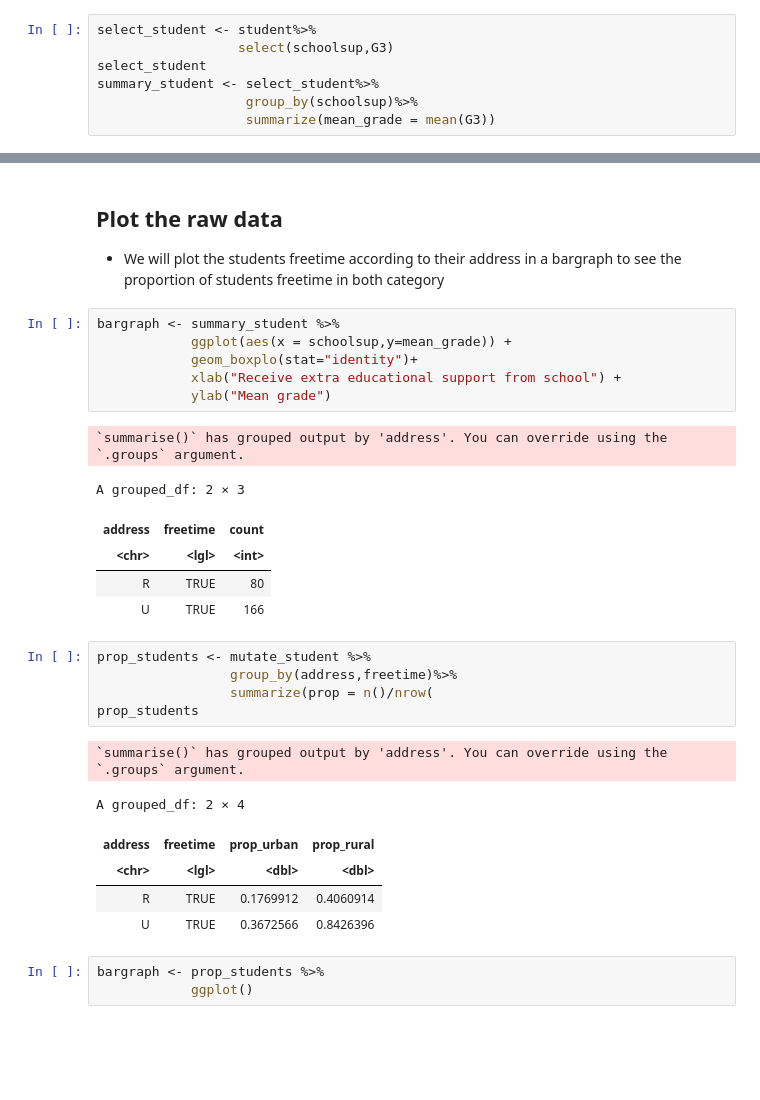
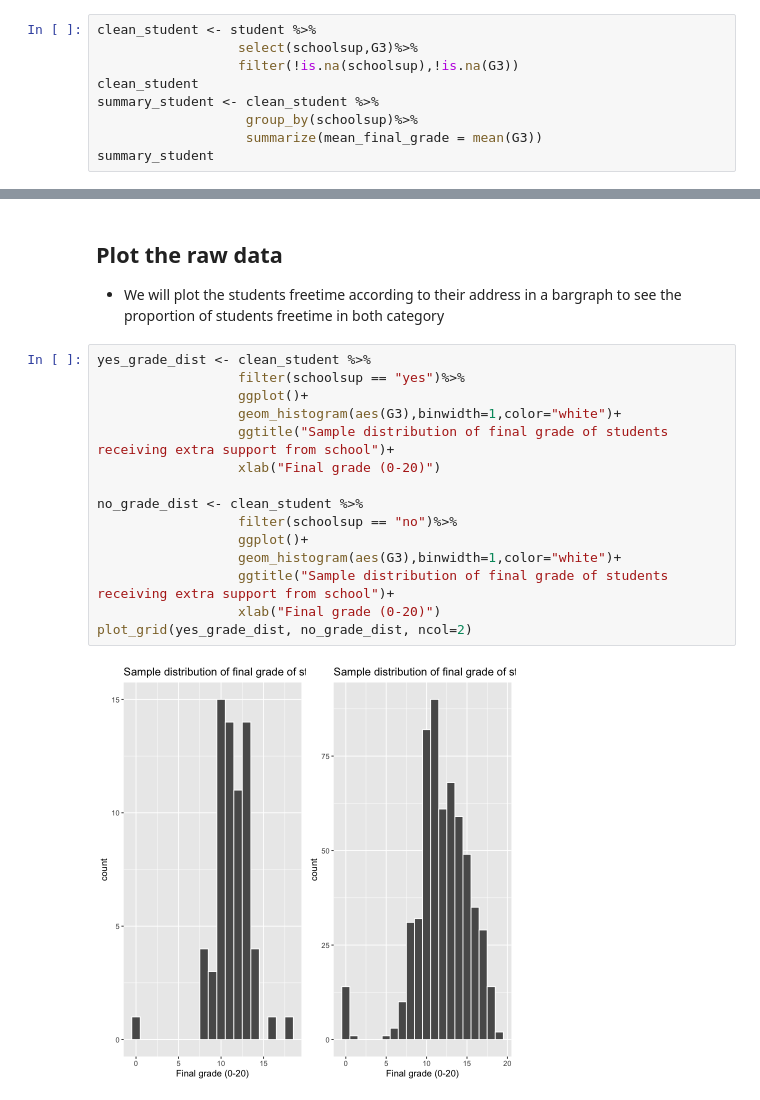
Before and after one commit to emeraldnqa/Connecting-In-School-Support-to-Student-Learning-and-Success-, a Jupyter notebook: project proposal.ipynb, the cells around one changed output, grey strips where cells are left out. Drawn from its saved outputs; the diff is of its cells as text; blank space fills up the shorter version.

```diff
--- a/project proposal.ipynb
+++ b/project proposal.ipynb
@@ -114,12 +84,14 @@ A spec_tbl_df: 649 × 33
 - For this dataset, we will select the variable of interest, along with filtering out any data that is invalid (i.e NA)
 - After that we will filter out the freetime after school information to be 3 and above (indicating high to very high free time)
 # %%
-select_student <- student%>%
-                  select(schoolsup,G3)
-select_student
-summary_student <- select_student%>%
+clean_student <- student %>%
+                  select(schoolsup,G3)%>%
+                  filter(!is.na(schoolsup),!is.na(G3))
+clean_student
+summary_student <- clean_student %>%
                    group_by(schoolsup)%>%
-                   summarize(mean_grade = mean(G3))
+                   summarize(mean_final_grade = mean(G3))
+summary_student
 # %% [output]
 A tibble: 649 × 2
 | schoolsup | G3 |
@@ -145,32 +122,19 @@ A tibble: 649 × 2
 ## Plot the raw data
 - We will plot the students freetime according to their address in a bargraph to see the proportion of students freetime in both category
 # %%
-bargraph <- summary_student %>%
-            ggplot(aes(x = schoolsup,y=mean_grade)) +
-            geom_boxplo(stat="identity")+
-            xlab("Receive extra educational support from school") +
-            ylab("Mean grade")
+yes_grade_dist <- clean_student %>%
+                  filter(schoolsup == "yes")%>%
+                  ggplot()+
+                  geom_histogram(aes(G3),binwidth=1,color="white")+
+                  ggtitle("Sample distribution of final grade of students receiving extra support from school")+
+                  xlab("Final grade (0-20)")
+
+no_grade_dist <- clean_student %>%
+                  filter(schoolsup == "no")%>%
+                  ggplot()+
+                  geom_histogram(aes(G3),binwidth=1,color="white")+
+                  ggtitle("Sample distribution of final grade of students receiving extra support from school")+
+                  xlab("Final grade (0-20)")
+plot_grid(yes_grade_dist, no_grade_dist, ncol=2)
 # %% [output]
-`summarise()` has grouped output by 'address'. You can override using the
-`.groups` argument.
-A grouped_df: 2 × 3
-| address | freetime | count |
-| <chr> | <lgl> | <int> |
-| R | TRUE | 80 |
-| U | TRUE | 166 |
+[figure, added]
-# %%
-prop_students <- mutate_student %>%
-                 group_by(address,freetime)%>%
-                 summarize(prop = n()/nrow(
-prop_students
-# %% [output]
-`summarise()` has grouped output by 'address'. You can override using the
-`.groups` argument.
-A grouped_df: 2 × 4
-| address | freetime | prop_urban | prop_rural |
-| <chr> | <lgl> | <dbl> | <dbl> |
-| R | TRUE | 0.1769912 | 0.4060914 |
-| U | TRUE | 0.3672566 | 0.8426396 |
-# %%
-bargraph <- prop_students %>%
-            ggplot()
```
Also changed, not shown: parts of 6 cells of this notebook.
